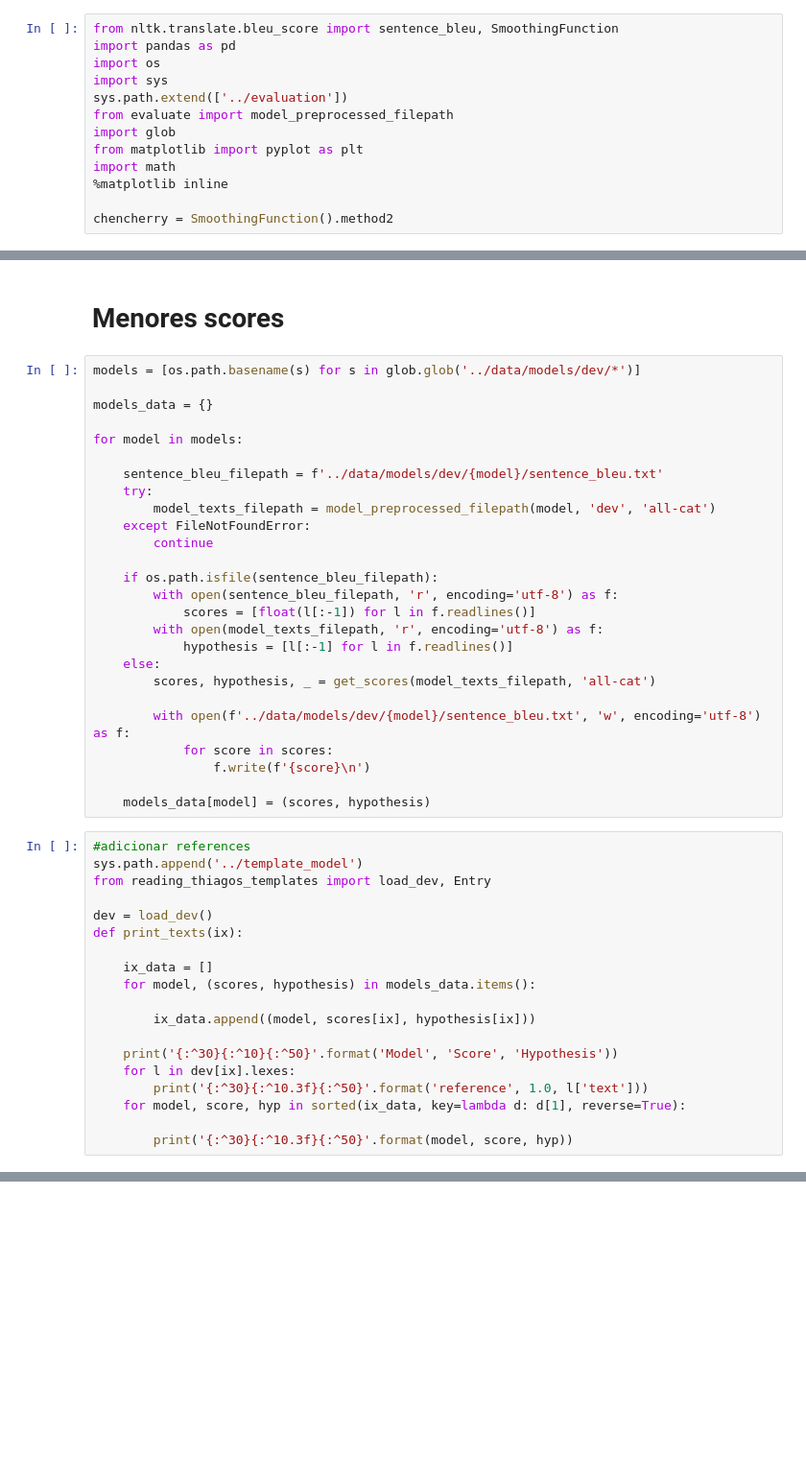
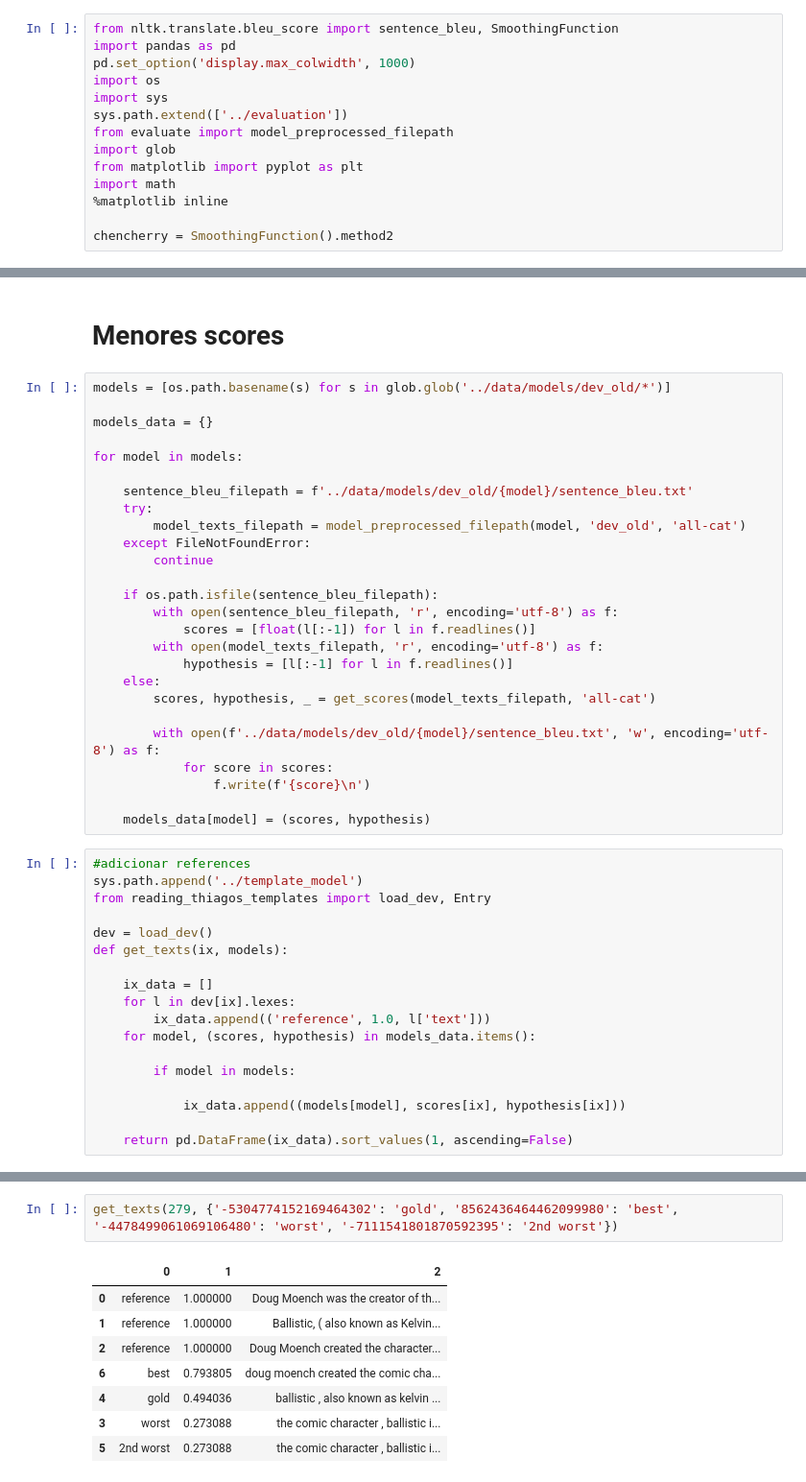
Before and after one commit to abevieiramota/masters, a Jupyter notebook: notebook/00 - Sentence level evaluation - DEV.ipynb, the cells around one changed output, grey strips where cells are left out. Shown at 96% size. Saved outputs shown, nothing was run; the diff lists cells and outputs as text; blank space fills up the shorter version.

```diff
--- a/notebook/00 - Sentence level evaluation - DEV.ipynb
+++ b/notebook/00 - Sentence level evaluation - DEV.ipynb
@@ -4,6 +4,7 @@ display(HTML("<style>.container { width:100% !important; }</style>"))
 # %%
 from nltk.translate.bleu_score import sentence_bleu, SmoothingFunction
 import pandas as pd
+pd.set_option('display.max_colwidth', 1000)
 import os
 import sys
 sys.path.extend(['../evaluation'])
@@ -80,15 +81,15 @@ plot_all_models_hist_bleu('all-cat')
 # %% [markdown]
 # Menores scores
 # %%
-models = [os.path.basename(s) for s in glob.glob('../data/models/dev/*')]
+models = [os.path.basename(s) for s in glob.glob('../data/models/dev_old/*')]
 
 models_data = {}
 
 for model in models:
 
-    sentence_bleu_filepath = f'../data/models/dev/{model}/sentence_bleu.txt'
+    sentence_bleu_filepath = f'../data/models/dev_old/{model}/sentence_bleu.txt'
     try:
-        model_texts_filepath = model_preprocessed_filepath(model, 'dev', 'all-cat')
+        model_texts_filepath = model_preprocessed_filepath(model, 'dev_old', 'all-cat')
     except FileNotFoundError:
         continue
 
@@ -100,7 +101,7 @@ for model in models:
     else:
         scores, hypothesis, _ = get_scores(model_texts_filepath, 'all-cat')
 
-        with open(f'../data/models/dev/{model}/sentence_bleu.txt', 'w', encoding='utf-8') as f:
+        with open(f'../data/models/dev_old/{model}/sentence_bleu.txt', 'w', encoding='utf-8') as f:
             for score in scores:
                 f.write(f'{score}\n')
 
@@ -111,16 +112,15 @@ sys.path.append('../template_model')
 from reading_thiagos_templates import load_dev, Entry
 
 dev = load_dev()
-def print_texts(ix):
+def get_texts(ix, models):
 
     ix_data = []
+    for l in dev[ix].lexes:
+        ix_data.append(('reference', 1.0, l['text']))
     for model, (scores, hypothesis) in models_data.items():
 
-        ix_data.append((model, scores[ix], hypothesis[ix]))
+        if model in models:
 
-    print('{:^30}{:^10}{:^50}'.format('Model', 'Score', 'Hypothesis'))
-    for l in dev[ix].lexes:
-        print('{:^30}{:^10.3f}{:^50}'.format('reference', 1.0, l['text']))
-    for model, score, hyp in sorted(ix_data, key=lambda d: d[1], reverse=True):
+            ix_data.append((models[model], scores[ix], hypothesis[ix]))
 
-        print('{:^30}{:^10.3f}{:^50}'.format(model, score, hyp))
+    return pd.DataFrame(ix_data).sort_values(1, ascending=False)
@@ -159,0 +132,11 @@ hypothesis[456]
+# %%
+get_texts(279, {'-5304774152169464302': 'gold', '8562436464462099980': 'best', '-4478499061069106480': 'worst', '-7111541801870592395': '2nd worst'})
+# %% [output]
+|  | 0 | 1 | 2 |
+| 0 | reference | 1.000000 | Doug Moench was the creator of th... |
+| 1 | reference | 1.000000 | Ballistic, ( also known as Kelvin... |
+| 2 | reference | 1.000000 | Doug Moench created the character... |
+| 6 | best | 0.793805 | doug moench created the comic cha... |
+| 4 | gold | 0.494036 | ballistic , also known as kelvin ... |
+| 3 | worst | 0.273088 | the comic character , ballistic i... |
+| 5 | 2nd worst | 0.273088 | the comic character , ballistic i... |
```
Also changed, not shown: parts of 7 cells of this notebook, 5 other files.
